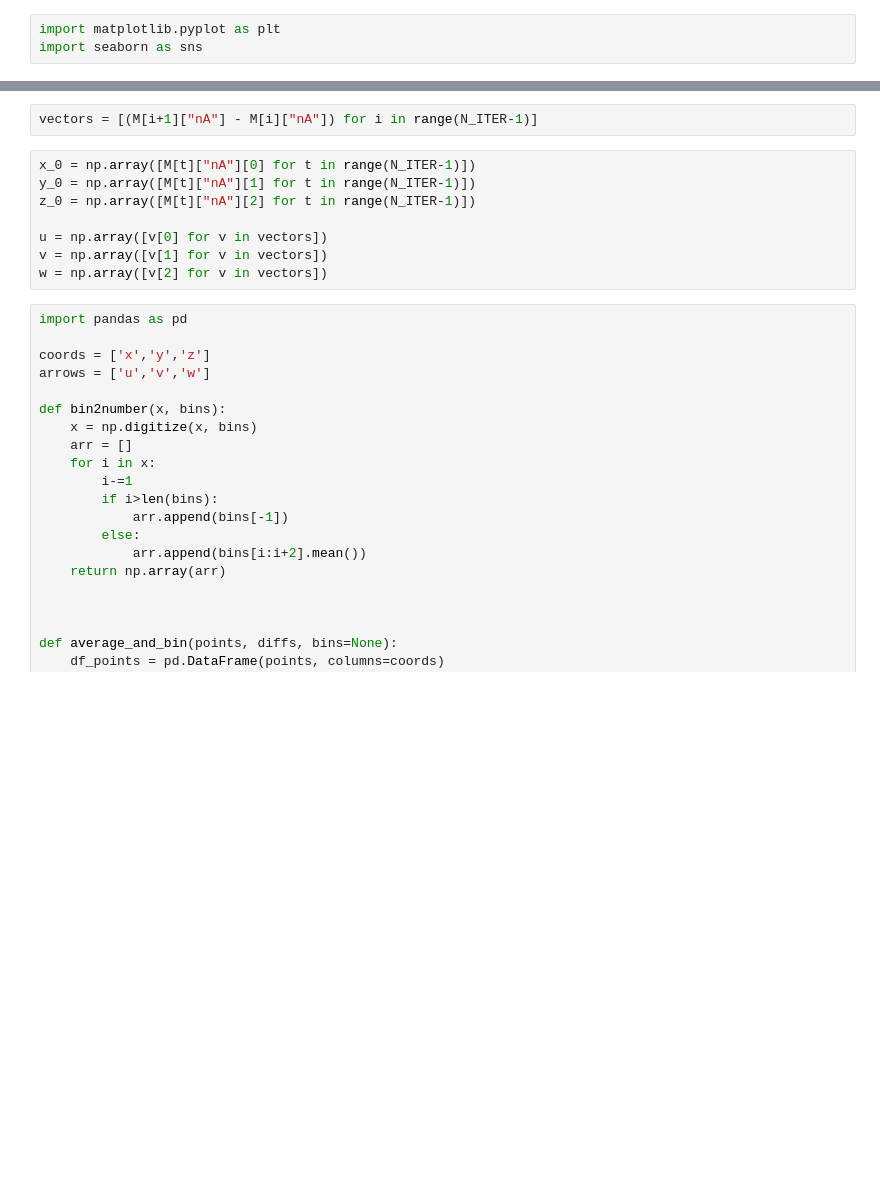
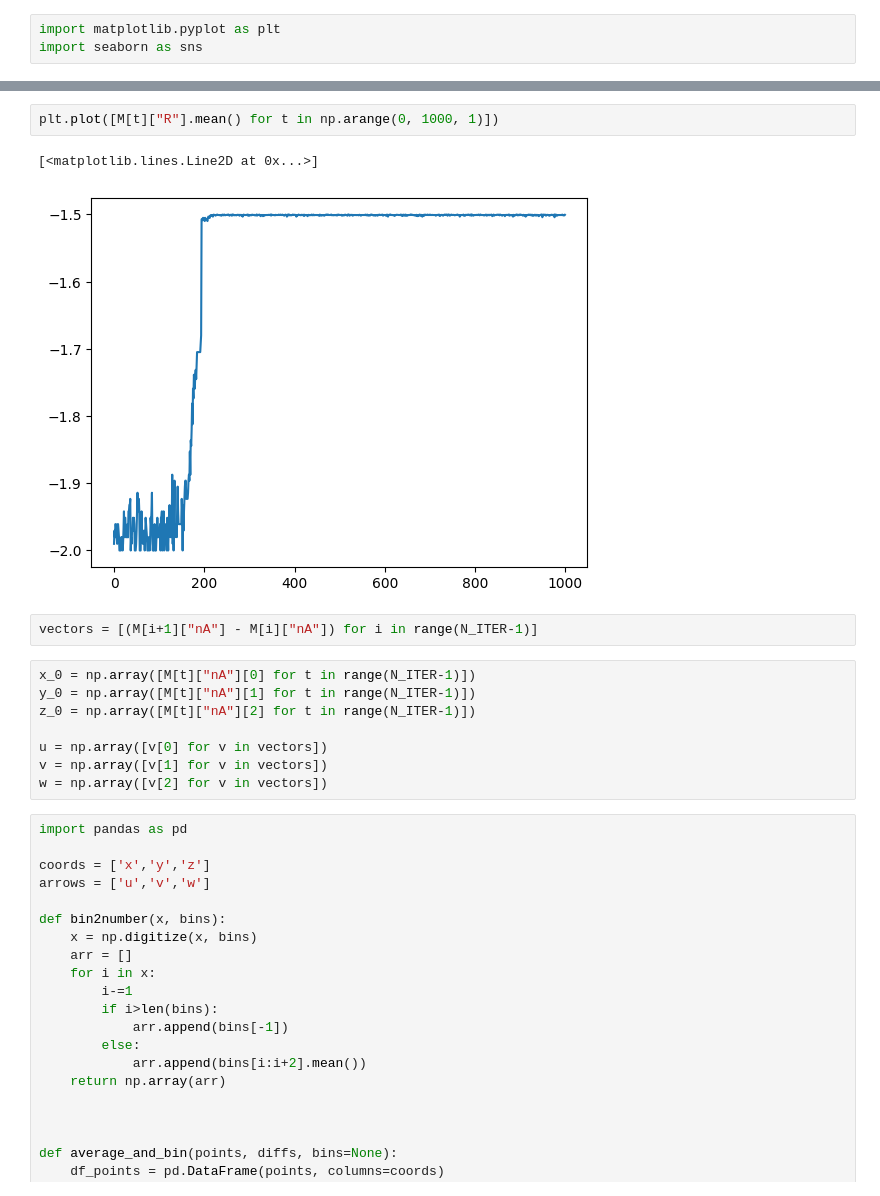
Before and after one commit to CCarissimo/congested, a Jupyter notebook: vector_field_plots.ipynb, the cells around one changed output, grey strips where cells are left out. Drawn from its saved outputs; the diff is of its cells as text; blank space fills up the shorter version.

```diff
--- a/vector_field_plots.ipynb
+++ b/vector_field_plots.ipynb
@@ -92,3 +76,8 @@ Wall time: 1min 9s
+# %%
+plt.plot([M[t]["R"].mean() for t in np.arange(0, 1000, 1)])
+# %% [output]
+[<matplotlib.lines.Line2D at 0x...>]
+[figure, added]
 # %%
 vectors = [(M[i+1]["nA"] - M[i]["nA"]) for i in range(N_ITER-1)]
 # %%
```
Also changed, not shown: parts of 7 cells of this notebook, 10 other files.
